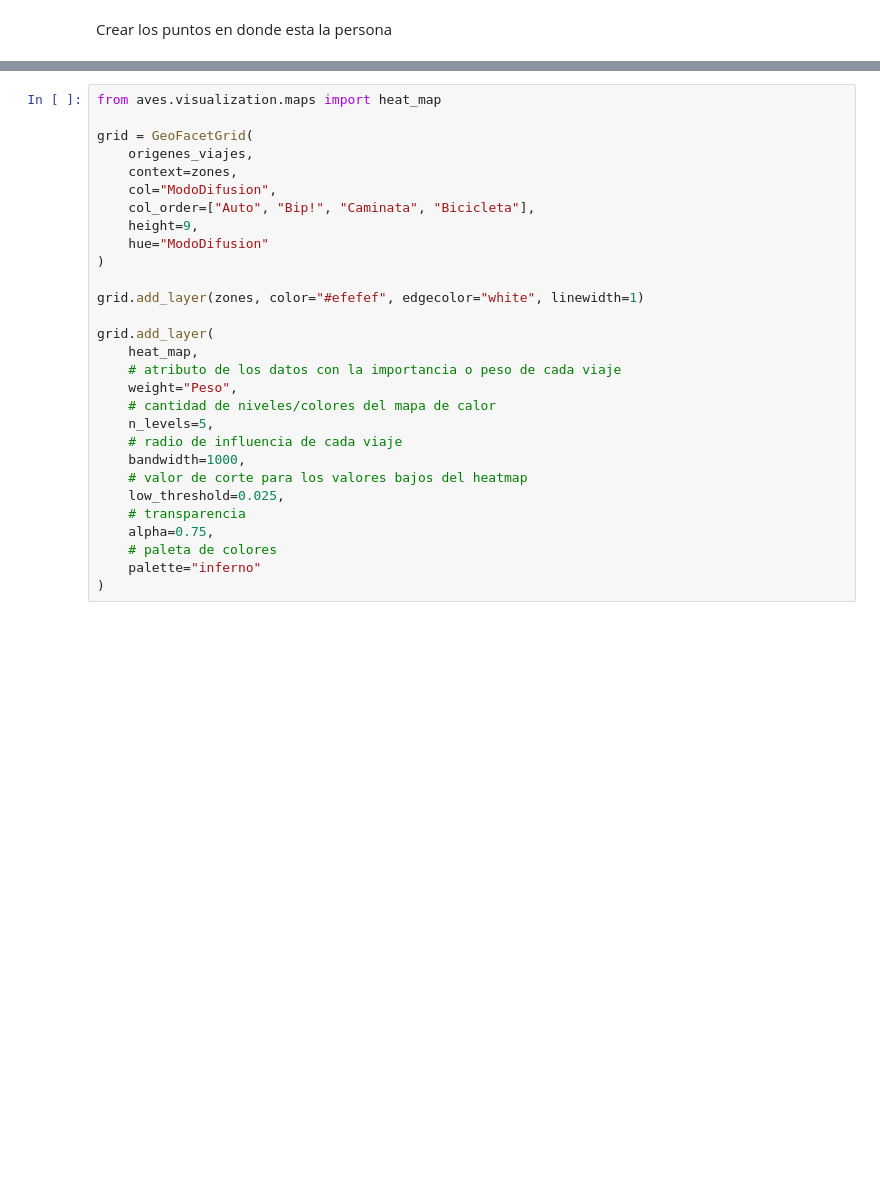
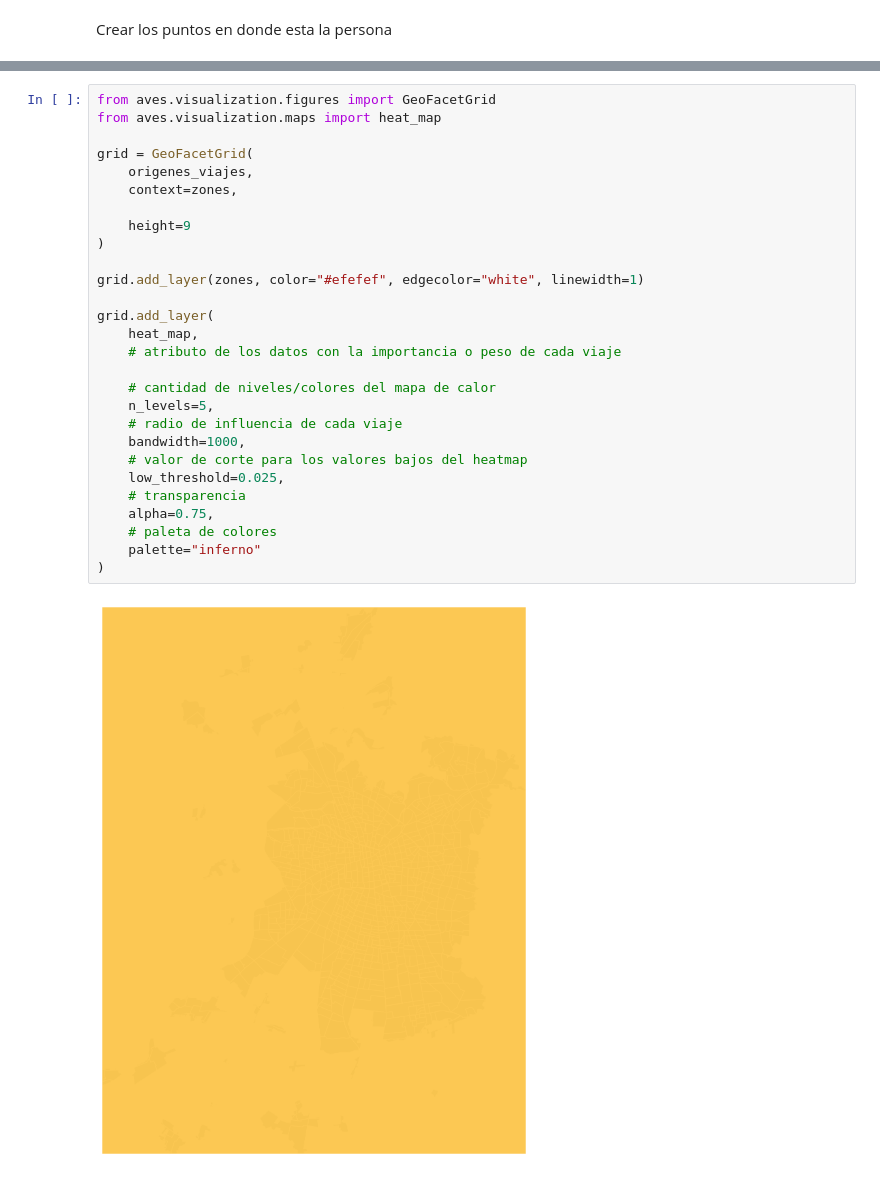
Before and after one commit to IgnacioTorr/aves, a Jupyter notebook: notebooks/vis-course/2024-otoño/Hito.ipynb, the cells around one changed output, grey strips where cells are left out. Drawn from its saved outputs; the diff is of its cells as text; blank space fills up the shorter version.

```diff
--- a/notebooks/vis-course/2024-otoño/Hito.ipynb
+++ b/notebooks/vis-course/2024-otoño/Hito.ipynb
@@ -111,29 +147,30 @@ origenes_viajes = to_point_geodataframe(
 # %%
+from aves.visualization.figures import GeoFacetGrid
 from aves.visualization.maps import heat_map
 
 grid = GeoFacetGrid(
     origenes_viajes,
     context=zones,
-    col="ModoDifusion",
-    col_order=["Auto", "Bip!", "Caminata", "Bicicleta"],
-    height=9,
-    hue="ModoDifusion"
+
+    height=9
 )
 
 grid.add_layer(zones, color="#efefef", edgecolor="white", linewidth=1)
 
 grid.add_layer(
     heat_map,
     # atributo de los datos con la importancia o peso de cada viaje
-    weight="Peso",
+
     # cantidad de niveles/colores del mapa de calor
     n_levels=5,
     # radio de influencia de cada viaje
     bandwidth=1000,
     # valor de corte para los valores bajos del heatmap
     low_threshold=0.025,
     # transparencia
     alpha=0.75,
     # paleta de colores
     palette="inferno"
 )
+# %% [output]
+[figure, added]
```
Also changed, not shown: parts of 5 cells of this notebook.
